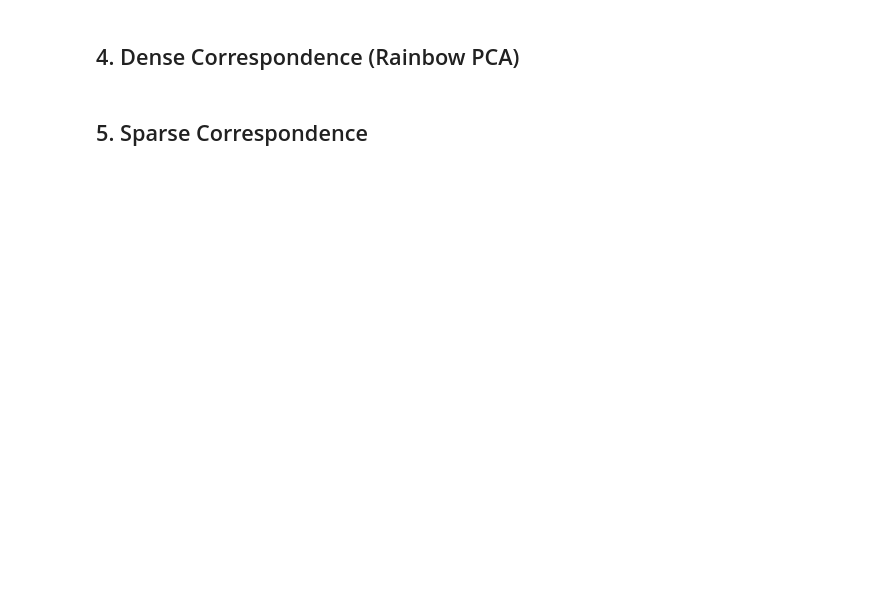
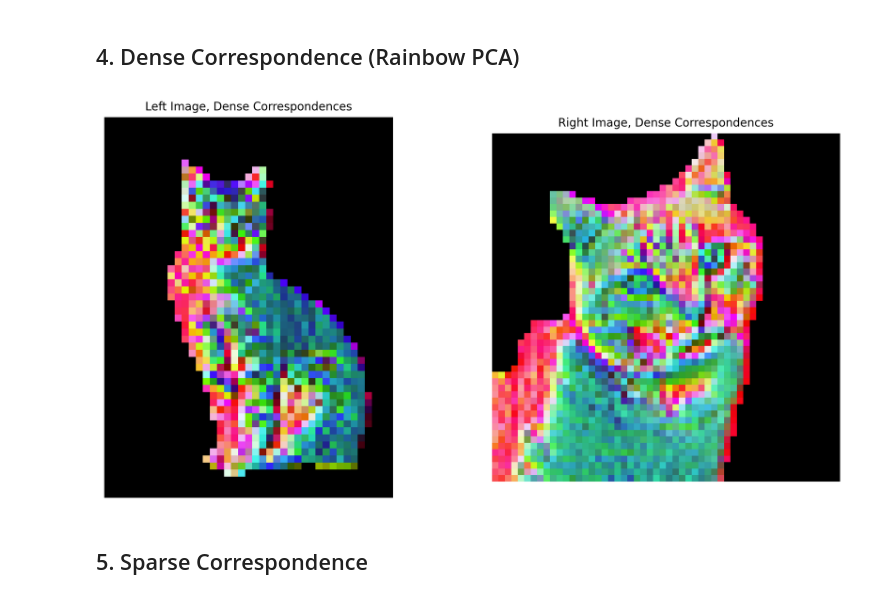
Before and after one commit to mhsefidgar/DinoV3Production, a Jupyter notebook: notebooks/dense_sparse_matching.ipynb, the cells around one changed output. Saved outputs shown, nothing was run; the diff lists cells and outputs as text; code cells hidden in the pictures; blank space fills up the shorter version.

```diff
--- a/notebooks/dense_sparse_matching.ipynb
+++ b/notebooks/dense_sparse_matching.ipynb
@@ -258,3 +259,51 @@ if len(fg_feats_left) > 3:
+# %%
+# 1. Re-calculate the selection mask as defined in the tutorial
+MASK_FG_THRESHOLD = 0.5
+n_patches_left = patch_features[0].shape[1] * patch_features[0].shape[2]
+
+# Compute which patches are foreground in the left image
+patches_left_fg_selection = (patch_mask_values[0].view(-1) > MASK_FG_THRESHOLD)
+
+# To visualize dense correspondence, we fit PCA on all foreground patches of the left image
+pca = PCA(n_components=3, whiten=True)
+fg_patches_left = patch_features[0].view(dim, -1).permute(1, 0)[patches_left_fg_selection]
+
+if len(fg_patches_left) > 3:
+    # Fit PCA on the left foreground
+    pca.fit(fg_patches_left.cpu().numpy())
+
+    # --- Visualize Left ---
+    h1, w1 = patch_features[0].shape[1], patch_features[0].shape[2]
+    x_left = patch_features[0].view(dim, -1).permute(1, 0)
+    projected_image_left = torch.from_numpy(pca.transform(x_left.cpu().numpy())).view(h1, w1, 3)
+    # Vibrant color scaling
+    projected_image_left = torch.nn.functional.sigmoid(projected_image_left.mul(2.0)).permute(2, 0, 1)
+    # Apply left mask
+    projected_image_left *= (patch_mask_values[0] > MASK_FG_THRESHOLD).float()
+
+    # --- Visualize Right (Corrected) ---
+    h2, w2 = patch_features[1].shape[1], patch_features[1].shape[2]
+    x_right = patch_features[1].view(dim, -1).permute(1, 0)
+    # Project Right features into the Left PCA space
+    projected_image_right = torch.from_numpy(pca.transform(x_right.cpu().numpy())).view(h2, w2, 3)
+    projected_image_right = torch.nn.functional.sigmoid(projected_image_right.mul(2.0)).permute(2, 0, 1)
+    # Apply right mask to ensure background is hidden
+    projected_image_right *= (patch_mask_values[1] > MASK_FG_THRESHOLD).float()
+
+    # Display results
+    plt.figure(figsize=(12, 6), dpi=300)
+    plt.subplot(1, 2, 1)
+    plt.imshow(projected_image_left.permute(1, 2, 0))
+    plt.title("Left Image, Dense Correspondences", fontsize=10)
+    plt.axis('off')
+
+    plt.subplot(1, 2, 2)
+    plt.imshow(projected_image_right.permute(1, 2, 0))
+    plt.title("Right Image, Dense Correspondences", fontsize=10)
+    plt.axis('off')
+    plt.show()
+# %% [output]
+[figure, added]
 # %% [markdown]
 ## 5. Sparse Correspondence
 # %%
```
Also changed, not shown: parts of 7 cells of this notebook.
